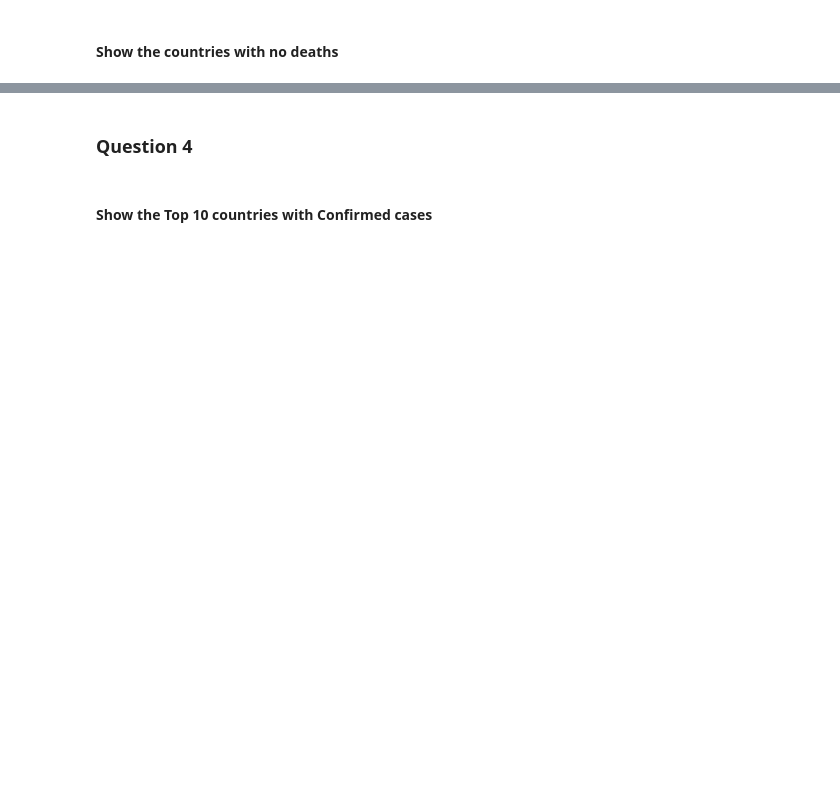
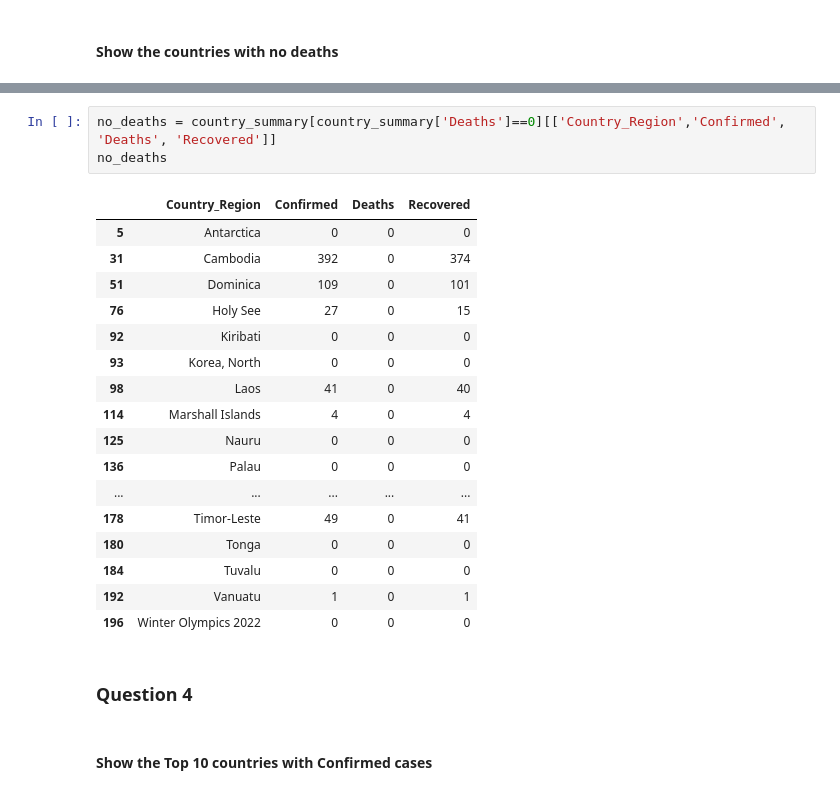
Before and after one commit to ManagementEngineer/sd4000-task5-covid, a Jupyter notebook: Lecture_02_Pandas_Covid_Analysis_Questions.ipynb, the cells around one changed output, grey strips where cells are left out. Saved outputs shown, nothing was run; the diff lists cells and outputs as text; blank space fills up the shorter version.

```diff
--- a/Lecture_02_Pandas_Covid_Analysis_Questions.ipynb
+++ b/Lecture_02_Pandas_Covid_Analysis_Questions.ipynb
@@ -236,3 +233,24 @@ AttributeError: 'DataFrameGroupBy' object has no attribute 'query'
+# %%
+no_deaths = country_summary[country_summary['Deaths']==0][['Country_Region','Confirmed', 'Deaths', 'Recovered']]
+no_deaths
+# %% [output]
+|  | Country_Region | Confirmed | Deaths | Recovered |
+| 5 | Antarctica | 0 | 0 | 0 |
+| 31 | Cambodia | 392 | 0 | 374 |
+| 51 | Dominica | 109 | 0 | 101 |
+| 76 | Holy See | 27 | 0 | 15 |
+| 92 | Kiribati | 0 | 0 | 0 |
+| 93 | Korea, North | 0 | 0 | 0 |
+| 98 | Laos | 41 | 0 | 40 |
+| 114 | Marshall Islands | 4 | 0 | 4 |
+| 125 | Nauru | 0 | 0 | 0 |
+| 136 | Palau | 0 | 0 | 0 |
+| ... | ... | ... | ... | ... |
+| 178 | Timor-Leste | 49 | 0 | 41 |
+| 180 | Tonga | 0 | 0 | 0 |
+| 184 | Tuvalu | 0 | 0 | 0 |
+| 192 | Vanuatu | 1 | 0 | 1 |
+| 196 | Winter Olympics 2022 | 0 | 0 | 0 |
 # %% [markdown]
 ### Question 4
 # %% [markdown]
```
Also changed, not shown: parts of 29 cells of this notebook.
